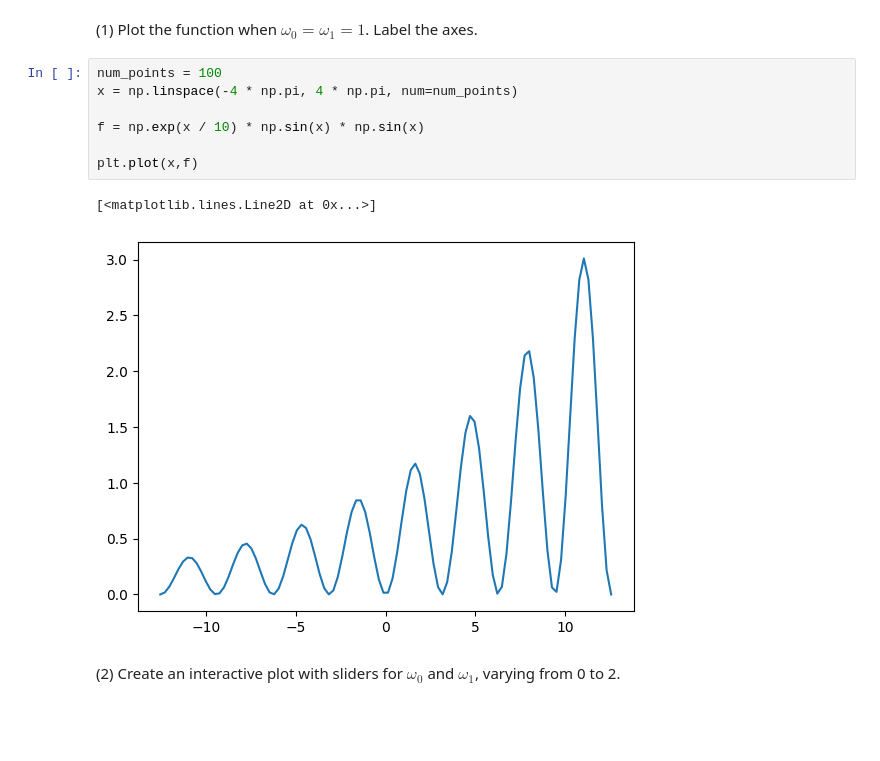
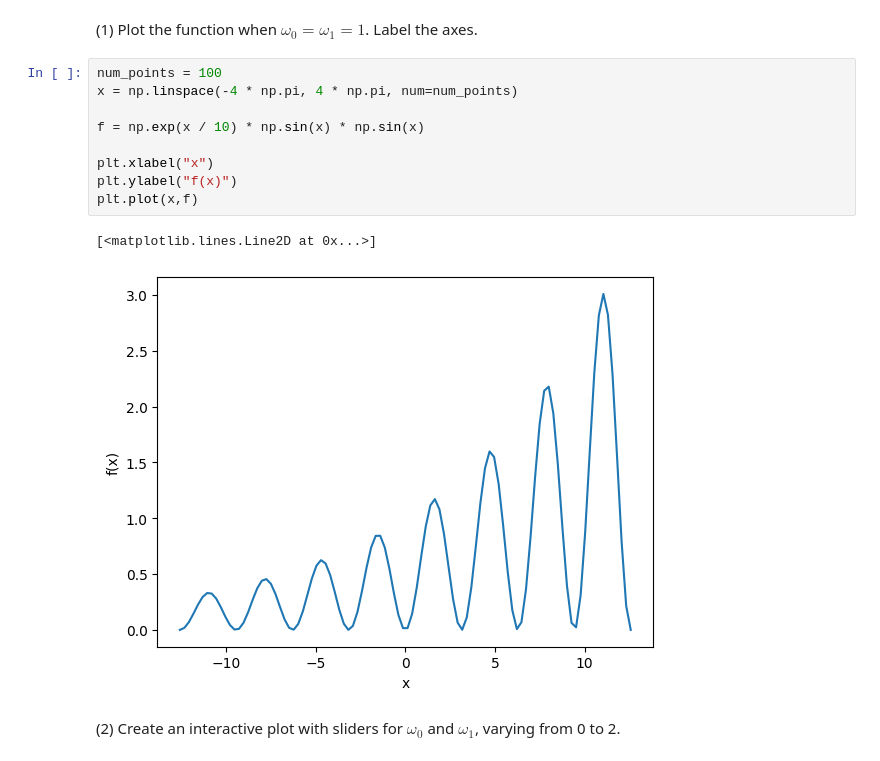
Before and after one commit to zzzarsa/PartIA-Computing-Michaelmas, a Jupyter notebook: Exercises/08 Exercises.ipynb, the cells around one changed output. Cells and saved outputs as stored; diff of their text form; blank space fills up the shorter version.

```diff
--- a/Exercises/08 Exercises.ipynb
+++ b/Exercises/08 Exercises.ipynb
@@ -17,13 +17,15 @@ from $x = -4\pi$ to $x = 4\pi$.
 # %%
 num_points = 100
 x = np.linspace(-4 * np.pi, 4 * np.pi, num=num_points)
 
 f = np.exp(x / 10) * np.sin(x) * np.sin(x)
 
+plt.xlabel("x")
+plt.ylabel("f(x)")
 plt.plot(x,f)
 # %% [output]
 [<matplotlib.lines.Line2D at 0x...>]
-[figure, old version]
+[figure, new version]
 # %% [markdown]
 (2) Create an interactive plot with sliders for $\omega_{0}$ and $\omega_{1}$, varying from 0 to 2.
 # %%
```
Also changed, not shown: parts of 5 cells of this notebook.
